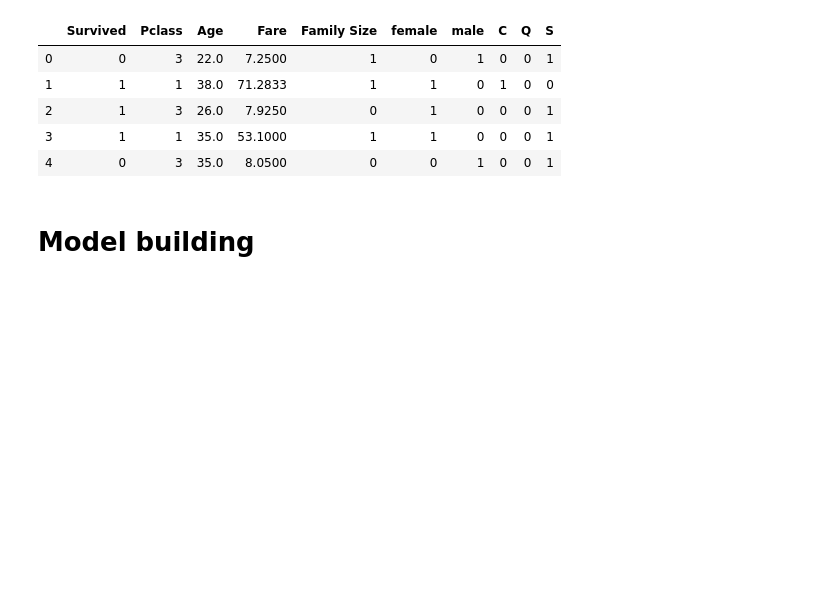
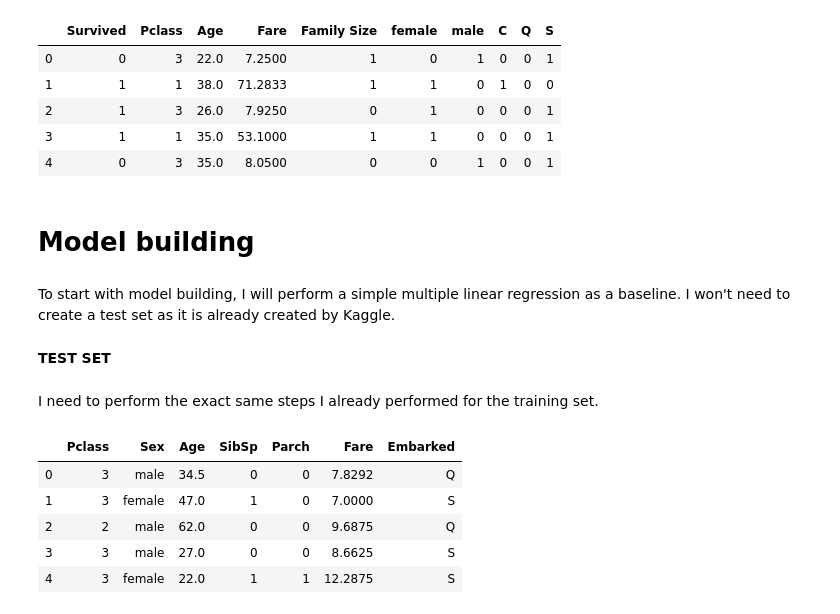
Before and after one commit to SalimAmarti/Titanic_Project, a Jupyter notebook: Titanic model.ipynb, the cells around one changed output. Saved outputs shown, nothing was run; the diff lists cells and outputs as text; code cells hidden in the pictures; blank space fills up the shorter version.

```diff
--- a/Titanic model.ipynb
+++ b/Titanic model.ipynb
@@ -408,3 +408,23 @@ tit_data_model.head()
 | 4 | 0 | 3 | 35.0 | 8.0500 | 0 | 0 | 1 | 0 | 0 | 1 |
 # %% [markdown]
 # Model building
+# %% [markdown]
+To start with model building, I will perform a simple multiple linear regression as a baseline.
+I won't need to create a test set as it is already created by Kaggle.
+# %% [markdown]
+<b> TEST SET </b>
+# %%
+X_test = pd.read_csv('Titanic dataset/test.csv')
+# %% [markdown]
+I need to perform the exact same steps I already performed for the training set.
+# %%
+X_test = X_test.drop(['PassengerId','Name','Ticket','Cabin'],axis=1)
+# %%
+X_test.head()
+# %% [output]
+|  | Pclass | Sex | Age | SibSp | Parch | Fare | Embarked |
+| 0 | 3 | male | 34.5 | 0 | 0 | 7.8292 | Q |
+| 1 | 3 | female | 47.0 | 1 | 0 | 7.0000 | S |
+| 2 | 2 | male | 62.0 | 0 | 0 | 9.6875 | Q |
+| 3 | 3 | male | 27.0 | 0 | 0 | 8.6625 | S |
+| 4 | 3 | female | 22.0 | 1 | 1 | 12.2875 | S |
```
Also changed, not shown: parts of 29 cells of this notebook.
